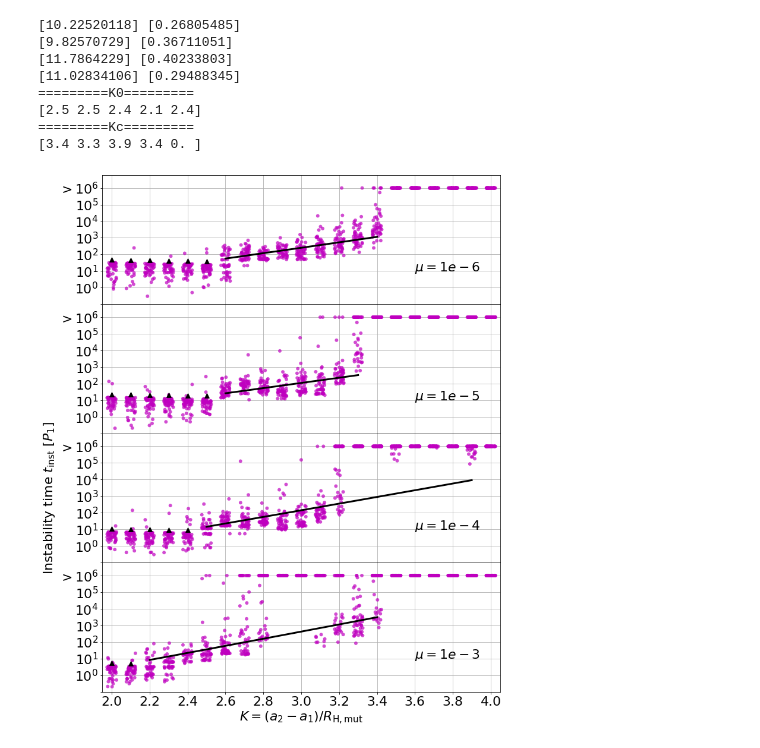
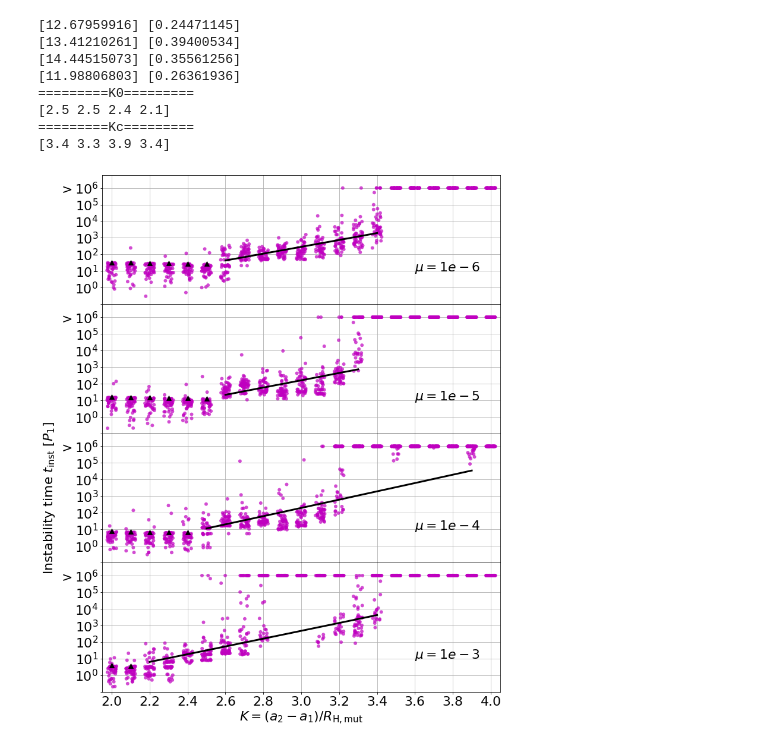
Before and after one commit to lijiaru0305/Hill-friction, a Jupyter notebook: time_nf_N2_T6.ipynb, the cells around one changed output. Saved outputs shown, nothing was run; the diff lists cells and outputs as text; code cells hidden in the pictures.

```diff
--- a/time_nf_N2_T6.ipynb
+++ b/time_nf_N2_T6.ipynb
@@ -14,7 +14,7 @@ def Tins_fit_full(K,b,mu,K0,Kc):
 
 def K_to_Tsyn(K,mu):
     a1 = 1.
-    eta = (mu/3.)**(1./3.)
+    eta = (3*mu/3.)**(1./3.)
     RH = (eta/(1.-0.5*K*eta)) * a1
     a2 = a1+ K*RH
     T1 = a1**1.5
@@ -55,8 +55,8 @@ cuse = ['m','m','m','m','m']
 
 dir_name_list = ['6','5','4','3']
 mu_l = [1e-6,1e-5,1e-4,1e-3]
-K0_l = [2.6,2.6,2.5,2.5,2.4]
-Kc_l = [.0,.0,.0,.0,.0]
+K0_l = [2.6,2.6,2.5,2.5]
+Kc_l = [.0,.0,.0,.0]
 
 
 for iii in range(len(dir_name_list)):
@@ -102,7 +102,7 @@ for iii in range(len(dir_name_list)):
             N1T = np.sum(RH_time<Tsyn_list[i])
             Nin = np.sum(RH_time>0)
 
-            if N1T > Nrun*0.75:
+            if N1T > Nrun*0.80:
                 K0_l[iii] = kk_list[i]
 
             if Nin > Nrun*0.001:
@@ -129,7 +129,7 @@ for iii in range(len(dir_name_list)):
             N1T = np.sum(RH_time<Tsyn_list[i])
             Nin = np.sum(RH_time>0)
 
-            if (kk>K0_l[iii]) and (kk<Kc_l[iii]):
+            if (kk>K0_l[iii]) and (kk<=Kc_l[iii]):
 
                 X_fit = np.append(X_fit,RH_time*0+kk_list[i])
                 Y_fit = np.append(Y_fit,RH_time)
@@ -166,37 +166,37 @@ print(np.round(K0_l,decimals=1))
 print('=========Kc=========')
 print(np.round(Kc_l,decimals=1))
 
 
 axs[3].set_xlabel(r'$K= (a_2-a_1)/R_{\rm H,mut}}$')
 axs[2].set_ylabel(r'Instability time $t_{\rm inst}$ [$P_1$]')
 
 
 axs[iii].set_xlim([1.95,4.05])
 axs[3].set_xticks(np.linspace(2.0,4.0,11))
 
 axs[0].set_yticklabels(['',r'$10^0$',r'$10^1$',r'$10^2$',r'$10^3$',r'$10^4$',r'$10^5$',r'$>10^6$'])
 axs[1].set_yticklabels(['',r'$10^0$',r'$10^1$',r'$10^2$',r'$10^3$',r'$10^4$',r'$10^5$',r'$>10^6$'])
 axs[2].set_yticklabels(['',r'$10^0$',r'$10^1$',r'$10^2$',r'$10^3$',r'$10^4$',r'$10^5$',r'$>10^6$'])
 axs[3].set_yticklabels(['',r'$10^0$',r'$10^1$',r'$10^2$',r'$10^3$',r'$10^4$',r'$10^5$',r'$>10^6$'])
 
 #axs[3].axvline(x=resonance_to_K(7./6.,1e-4,0))
 #axs[4].axvline(x=resonance_to_K(7./5.,1e-3,0))
 
 
 #axs.set_title(r'no friction, final $e/\epsilon>0.5$')
 plt.rcParams.update({'font.size':22})
 
 plt.savefig('./pics/pics-time_nf-N2-T6.pdf',bbox_inches='tight',transparent=True)
 plt.savefig('./pics/pics-time_nf-N2-T6.png',bbox_inches='tight',transparent=True)
 
 plt.rcParams.update({'font.size':22})
 # %% [output]
-[10.22520118] [0.26805485]
-[9.82570729] [0.36711051]
-[11.7864229] [0.40233803]
-[11.02834106] [0.29488345]
+[12.67959916] [0.24471145]
+[13.41210261] [0.39400534]
+[14.44515073] [0.35561256]
+[11.98806803] [0.26361936]
 =========K0=========
-[2.5 2.5 2.4 2.1 2.4]
+[2.5 2.5 2.4 2.1]
 =========Kc=========
-[3.4 3.3 3.9 3.4 0. ]
+[3.4 3.3 3.9 3.4]
-[figure, old version]
+[figure, new version]
```
Also changed, not shown: 11 other files.
